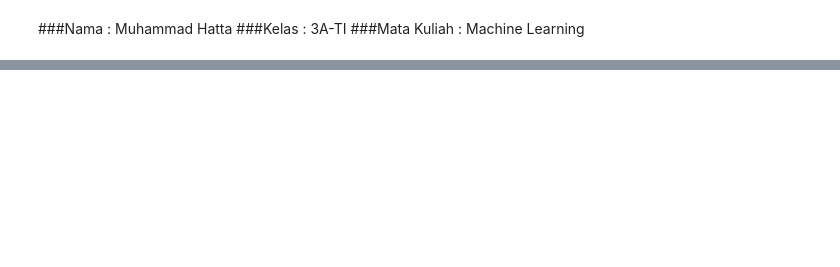
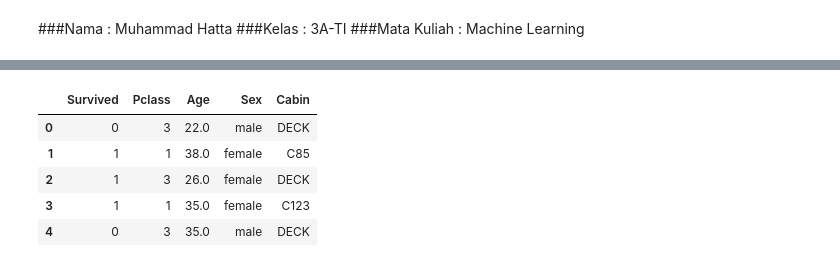
Before and after one commit to MuhammadHatta72/machine-learning-semester5, a Jupyter notebook: meet2/Pratikum01_Meet02_ML.ipynb, the cells around one changed output, grey strips where cells are left out. Drawn from its saved outputs; the diff is of its cells as text; code cells hidden in the pictures; blank space fills up the shorter version.

Commit message:
feat:add pratikum 2

```diff
--- a/meet2/Pratikum01_Meet02_ML.ipynb
+++ b/meet2/Pratikum01_Meet02_ML.ipynb
@@ -7,6 +11,5 @@
 # %%
-import pandas as pd
-
-#Import library yang dibutuhkan kemudian, load data kedalam DataFrame Pandas.
-data = '/content/drive/MyDrive/Machine Learning-Semester 5/Titanic-Dataset.csv' # path dataset
-df = pd.read_csv(data) # load dataset
+# load data
+dpath = '/content/drive/MyDrive/Machine Learning-Semester 5/Pratikum2/Titanic-Dataset-fixed.csv'
+df = pd.read_csv(dpath)
+df.head()
@@ -63,10 +22,0 @@ dtype: int64
-# %%
-# Pada langkah ini kita akan melakukan imputasi terdapat data yang hilang pada "Age", "Cabin", dan "Embarked".
-# Age - mean
-df['Age'].fillna(value=df['Age'].mean(), inplace=True)
-
-# Cabin - "DECK"
-df['Cabin'].fillna(value="DECK", inplace=True)
-
-# Embarked - modus
-df['Embarked'].fillna(value=df['Embarked'].mode, inplace=True)
@@ -107,0 +23,11 @@ memory usage: 83.7+ KB
+# %%
+# Pilih variabel yang kita anggap sebagai fitur
+df = df[['Survived', 'Pclass', 'Age', 'Sex', 'Cabin']]
+df.head()
+# %% [output]
+|  | Survived | Pclass | Age | Sex | Cabin |
+| 0 | 0 | 3 | 22.0 | male | DECK |
+| 1 | 1 | 1 | 38.0 | female | C85 |
+| 2 | 1 | 3 | 26.0 | female | DECK |
+| 3 | 1 | 1 | 35.0 | female | C123 |
+| 4 | 0 | 3 | 35.0 | male | DECK |
```
Also changed, not shown: parts of 10 cells of this notebook.
